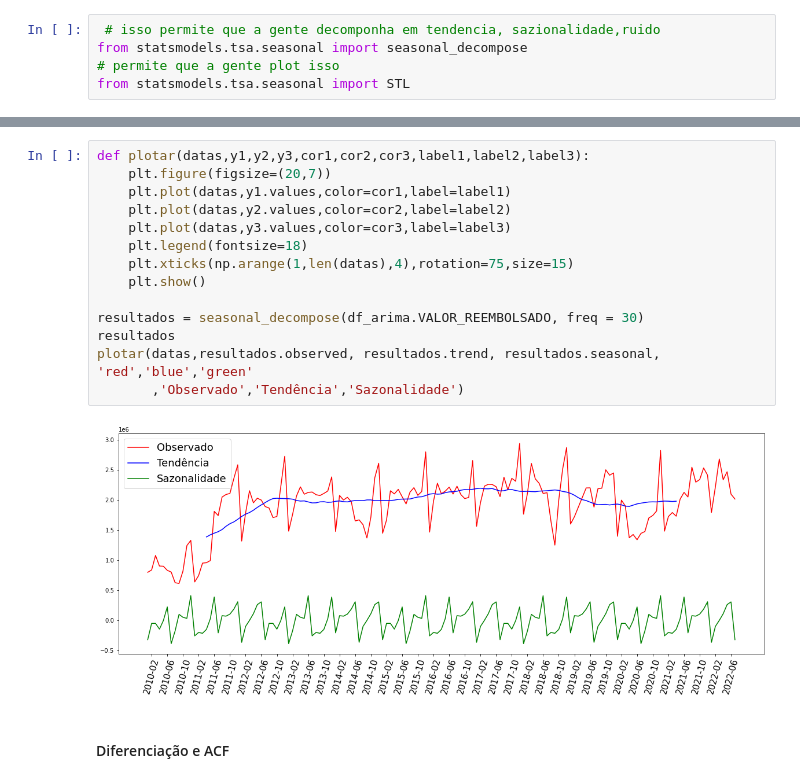
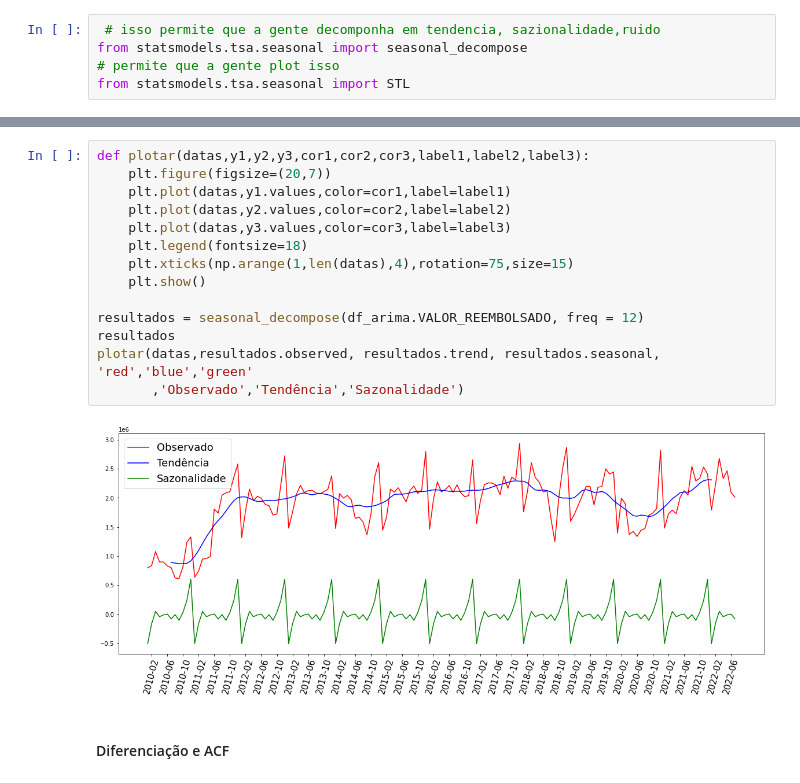
Before and after one commit to ThaisBee/CEAPS, a Jupyter notebook: CEAPS.ipynb, the cells around one changed output, grey strips where cells are left out. Cells and saved outputs as stored; diff of their text form.

```diff
--- a/CEAPS.ipynb
+++ b/CEAPS.ipynb
@@ -675,19 +667,19 @@ Freq: M, Name: VALOR_REEMBOLSADO, Length: 151, dtype: float64
 # %%
 def plotar(datas,y1,y2,y3,cor1,cor2,cor3,label1,label2,label3):
     plt.figure(figsize=(20,7))
     plt.plot(datas,y1.values,color=cor1,label=label1)
     plt.plot(datas,y2.values,color=cor2,label=label2)
     plt.plot(datas,y3.values,color=cor3,label=label3)
     plt.legend(fontsize=18)
     plt.xticks(np.arange(1,len(datas),4),rotation=75,size=15)
     plt.show()
 
-resultados = seasonal_decompose(df_arima.VALOR_REEMBOLSADO, freq = 30)
+resultados = seasonal_decompose(df_arima.VALOR_REEMBOLSADO, freq = 12)
 resultados
 plotar(datas,resultados.observed, resultados.trend, resultados.seasonal, 'red','blue','green'
        ,'Observado','Tendência','Sazonalidade')
 # %% [output]
-[figure, old version]
+[figure, new version]
 # %% [markdown]
 #### Diferenciação e ACF
 # %%
```
Also changed, not shown: parts of 4 cells of this notebook.
